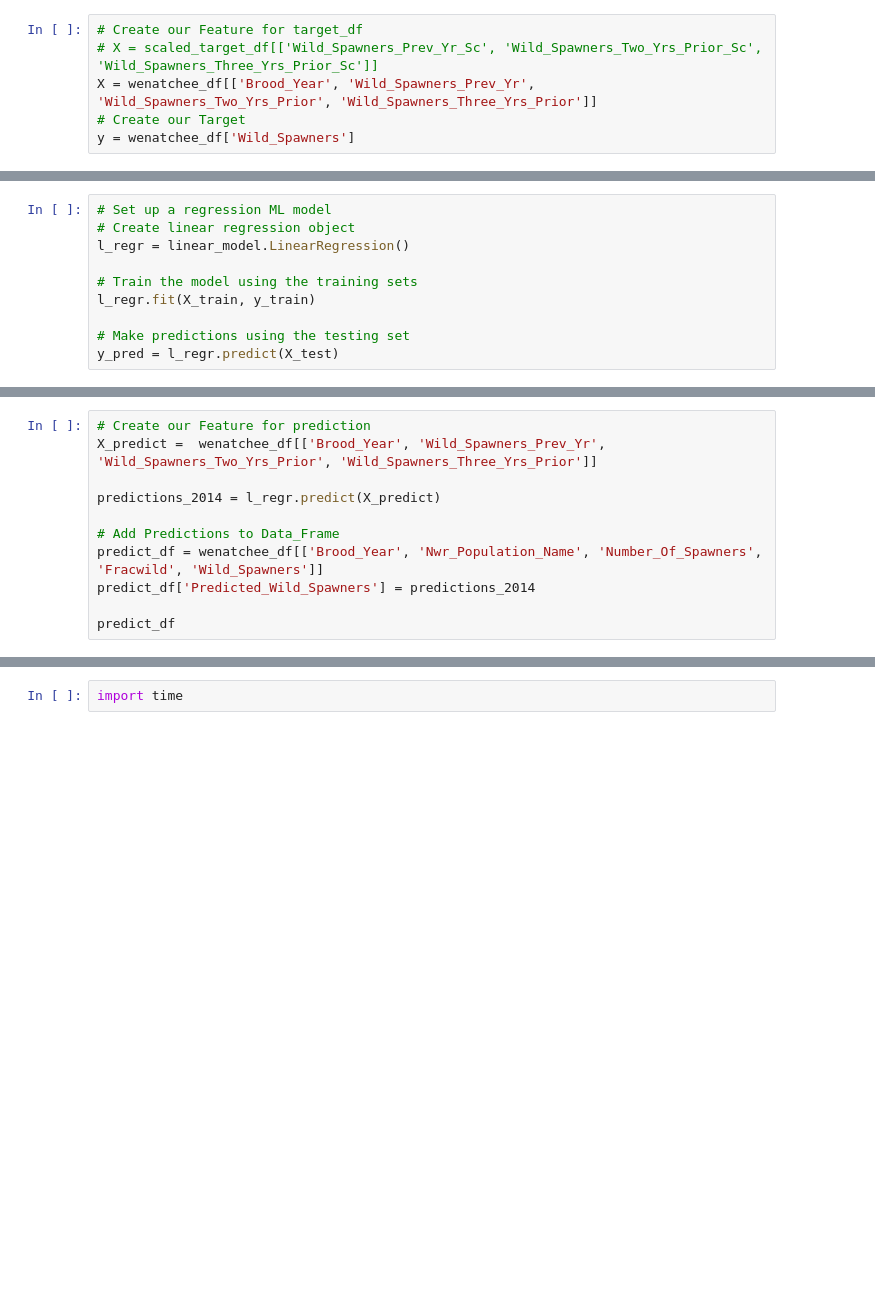
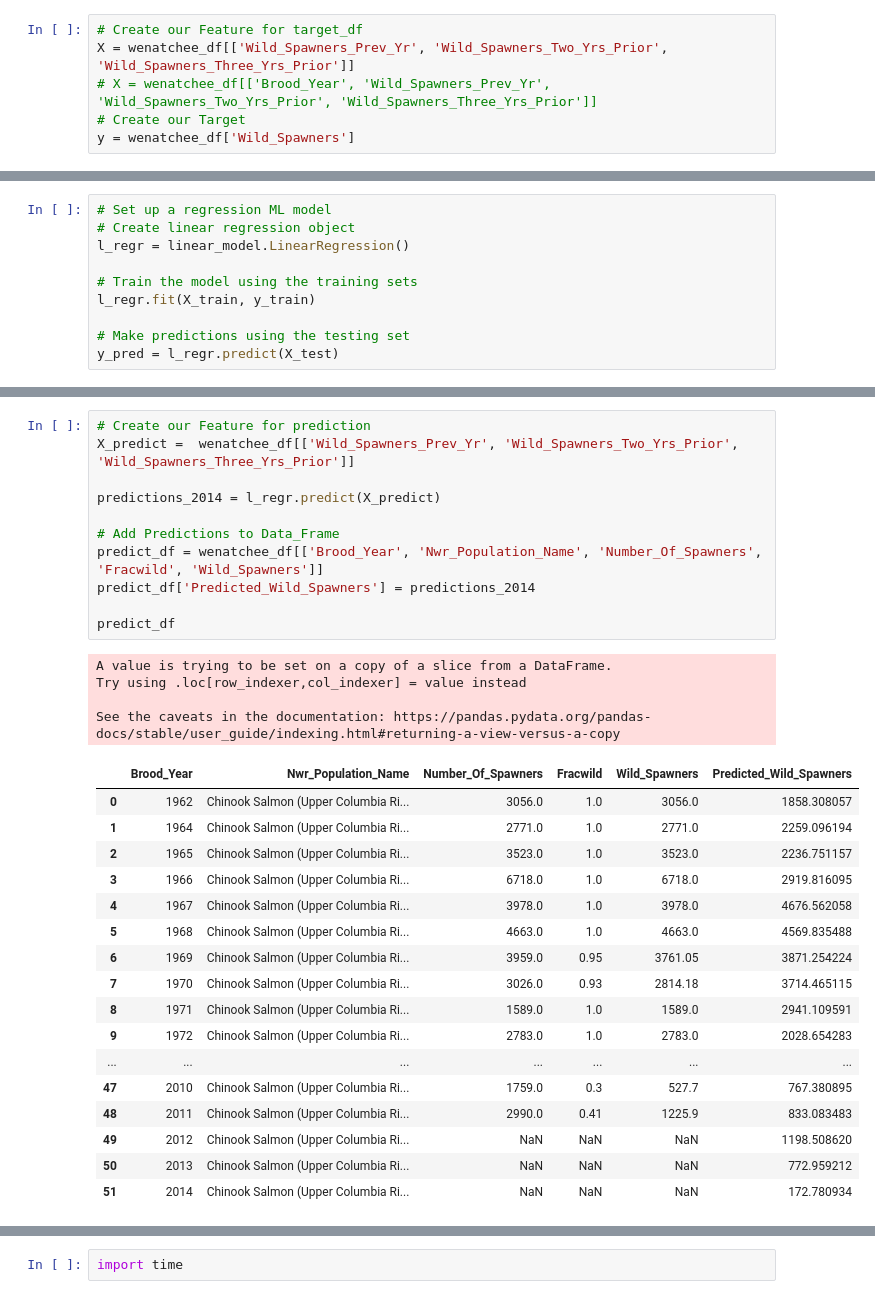
Before and after one commit to travorhouse12/Salmon_Analysis, a Jupyter notebook: salmon_ml_linear_model_ws_wenatchee.ipynb, the cells around one changed output, grey strips where cells are left out. Cells and saved outputs as stored; diff of their text form; blank space fills up the shorter version.

```diff
--- a/salmon_ml_linear_model_ws_wenatchee.ipynb
+++ b/salmon_ml_linear_model_ws_wenatchee.ipynb
@@ -52,7 +93,7 @@ plt.show()
 # %%
 # Create our Feature for target_df
-# X = scaled_target_df[['Wild_Spawners_Prev_Yr_Sc', 'Wild_Spawners_Two_Yrs_Prior_Sc', 'Wild_Spawners_Three_Yrs_Prior_Sc']]
-X = wenatchee_df[['Brood_Year', 'Wild_Spawners_Prev_Yr', 'Wild_Spawners_Two_Yrs_Prior', 'Wild_Spawners_Three_Yrs_Prior']]
+X = wenatchee_df[['Wild_Spawners_Prev_Yr', 'Wild_Spawners_Two_Yrs_Prior', 'Wild_Spawners_Three_Yrs_Prior']]
+# X = wenatchee_df[['Brood_Year', 'Wild_Spawners_Prev_Yr', 'Wild_Spawners_Two_Yrs_Prior', 'Wild_Spawners_Three_Yrs_Prior']]
 # Create our Target
 y = wenatchee_df['Wild_Spawners']
 # %%
@@ -141,13 +245,35 @@ wenatchee_df.tail()
 # %%
 # Create our Feature for prediction
-X_predict =  wenatchee_df[['Brood_Year', 'Wild_Spawners_Prev_Yr', 'Wild_Spawners_Two_Yrs_Prior', 'Wild_Spawners_Three_Yrs_Prior']]
+X_predict =  wenatchee_df[['Wild_Spawners_Prev_Yr', 'Wild_Spawners_Two_Yrs_Prior', 'Wild_Spawners_Three_Yrs_Prior']]
 
 predictions_2014 = l_regr.predict(X_predict)
 
 # Add Predictions to Data_Frame
 predict_df = wenatchee_df[['Brood_Year', 'Nwr_Population_Name', 'Number_Of_Spawners', 'Fracwild', 'Wild_Spawners']]
 predict_df['Predicted_Wild_Spawners'] = predictions_2014
 
 predict_df
+# %% [output]
+A value is trying to be set on a copy of a slice from a DataFrame.
+Try using .loc[row_indexer,col_indexer] = value instead
+
+See the caveats in the documentation: https://pandas.pydata.org/pandas-docs/stable/user_guide/indexing.html#returning-a-view-versus-a-copy
+|  | Brood_Year | Nwr_Population_Name | Number_Of_Spawners | Fracwild | Wild_Spawners | Predicted_Wild_Spawners |
+| 0 | 1962 | Chinook Salmon (Upper Columbia Ri... | 3056.0 | 1.0 | 3056.0 | 1858.308057 |
+| 1 | 1964 | Chinook Salmon (Upper Columbia Ri... | 2771.0 | 1.0 | 2771.0 | 2259.096194 |
+| 2 | 1965 | Chinook Salmon (Upper Columbia Ri... | 3523.0 | 1.0 | 3523.0 | 2236.751157 |
+| 3 | 1966 | Chinook Salmon (Upper Columbia Ri... | 6718.0 | 1.0 | 6718.0 | 2919.816095 |
+| 4 | 1967 | Chinook Salmon (Upper Columbia Ri... | 3978.0 | 1.0 | 3978.0 | 4676.562058 |
+| 5 | 1968 | Chinook Salmon (Upper Columbia Ri... | 4663.0 | 1.0 | 4663.0 | 4569.835488 |
+| 6 | 1969 | Chinook Salmon (Upper Columbia Ri... | 3959.0 | 0.95 | 3761.05 | 3871.254224 |
+| 7 | 1970 | Chinook Salmon (Upper Columbia Ri... | 3026.0 | 0.93 | 2814.18 | 3714.465115 |
+| 8 | 1971 | Chinook Salmon (Upper Columbia Ri... | 1589.0 | 1.0 | 1589.0 | 2941.109591 |
+| 9 | 1972 | Chinook Salmon (Upper Columbia Ri... | 2783.0 | 1.0 | 2783.0 | 2028.654283 |
+| ... | ... | ... | ... | ... | ... | ... |
+| 47 | 2010 | Chinook Salmon (Upper Columbia Ri... | 1759.0 | 0.3 | 527.7 | 767.380895 |
+| 48 | 2011 | Chinook Salmon (Upper Columbia Ri... | 2990.0 | 0.41 | 1225.9 | 833.083483 |
+| 49 | 2012 | Chinook Salmon (Upper Columbia Ri... | NaN | NaN | NaN | 1198.508620 |
+| 50 | 2013 | Chinook Salmon (Upper Columbia Ri... | NaN | NaN | NaN | 772.959212 |
+| 51 | 2014 | Chinook Salmon (Upper Columbia Ri... | NaN | NaN | NaN | 172.780934 |
 # %%
 # create csv
```
Also changed, not shown: parts of 14 cells of this notebook, 11 other files.
